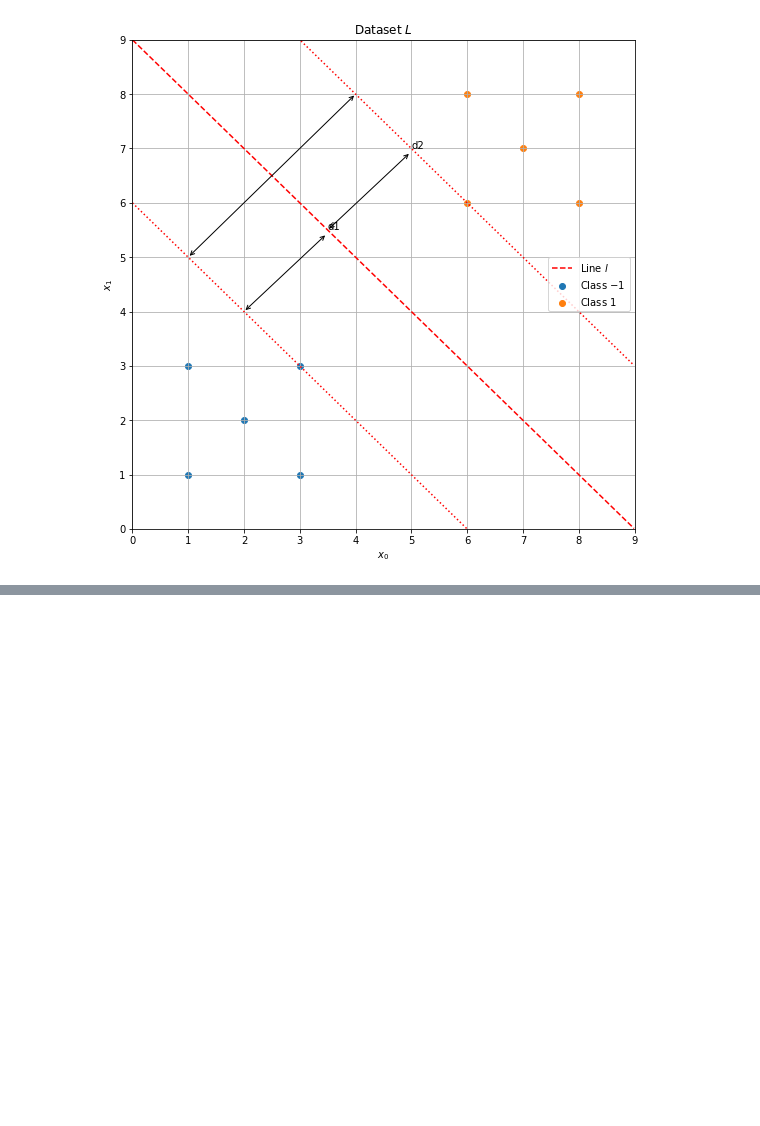
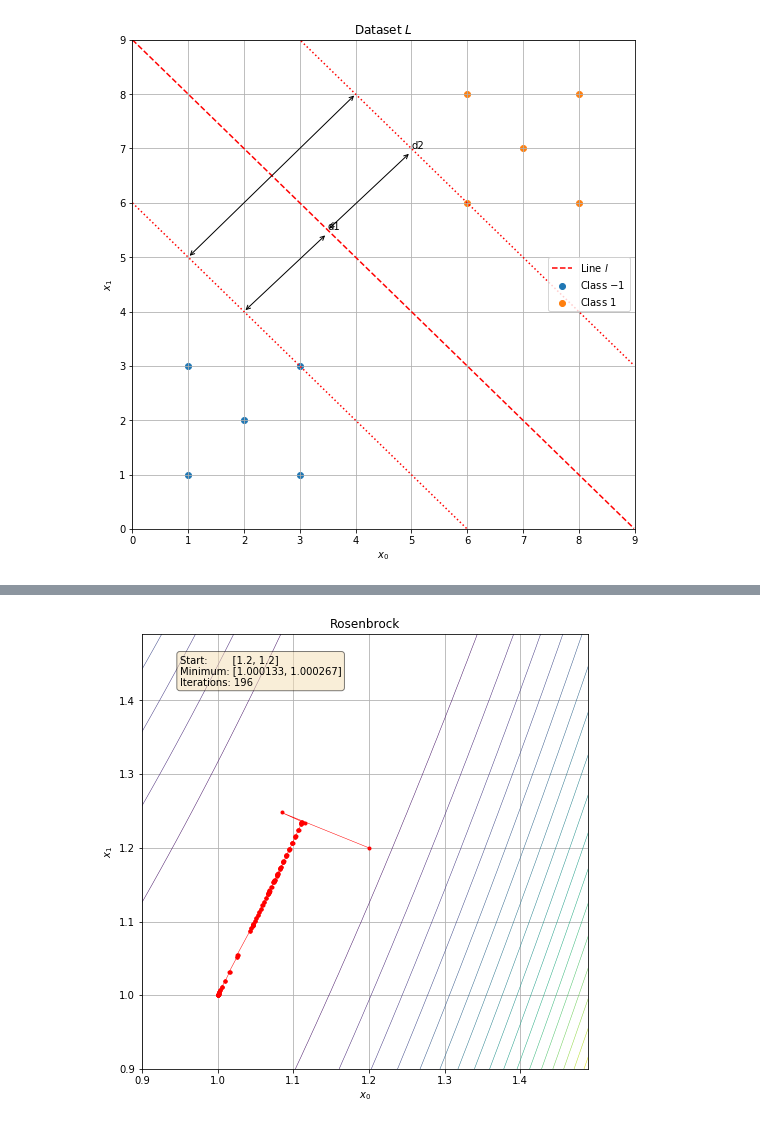
Before and after one commit to johnduffymsc/msc_comp0120project, a Jupyter notebook: COMP0120_Project_Code_John_Duffy.ipynb, the cells around one changed output, grey strips where cells are left out. Drawn from its saved outputs; the diff is of its cells as text; code cells hidden in the pictures; blank space fills up the shorter version.

```diff
--- a/COMP0120_Project_Code_John_Duffy.ipynb
+++ b/COMP0120_Project_Code_John_Duffy.ipynb
@@ -215,0 +276,85 @@ a[1]
+# %%
+# Rosenbrock
+
+a = 1
+b = 100
+
+f = lambda x: (a - x[0])**2 + b*(x[1] - x[0]**2)**2
+
+df = lambda x: np.array([-2.0 * (a - x[0]) - 4.0 * b * x[0] * (x[1] - x[0]**2),
+                         2.0 * b * (x[1] - x[0]**2)])
+
+# rosenbrock_0.pdf
+
+x0 = np.array([1.2, 1.2], dtype=np.float64)
+iters, xs = steepest_descent(f, df, x0)
+
+x = np.arange(0.9, 1.5, 0.01)
+y = np.arange(0.9, 1.5, 0.01)
+xx, yy = np.meshgrid(x, y)
+z = (a - xx)**2 + b * (yy - xx**2)**2
+
+plt.figure(figsize=(8, 8))
+plt.contour(x,y,z, linewidths=0.5, levels=20)
+
+x_plot = []
+y_plot = []
+for i in range(iters):
+    x_plot.append(xs[i][0])
+    y_plot.append(xs[i][1])
+plt.plot(x_plot, y_plot, '-ro', linewidth=0.5, markersize=3)
+
+plt.title("Rosenbrock")
+
+s1 = "Start:        [{:.1f}, {:.1f}]\n".format(x0[0], x0[1])
+s2 = "Minimum: [{:.6f}, {:.6f}]\n".format(xs[-1][0], xs[-1][1])
+s3 = "Iterations: {}".format(iters)
+box_prop = dict(boxstyle='round', facecolor='wheat', alpha=0.5)
+plt.text(0.95, 1.42, s1 + s2 + s3, bbox=box_prop)
+
+plt.xlabel("$x_0$")
+plt.ylabel("$x_1$")
+plt.grid()
+plt.savefig("rosenbrock_0.pdf")
+plt.show()
+
+
+# rosenbrock_1.pdf
+
+x0 = np.array([-1.2, 1.0], dtype=np.float64)
+iters, xs = steepest_descent(f, df, x0)
+
+x = np.arange(-1.5, 2.0, 0.01)
+y = np.arange(-1.0, 2.0, 0.01)
+xx, yy = np.meshgrid(x, y)
+z = (a - xx)**2 + b * (yy - xx**2)**2
+
+plt.figure(figsize=(8, 8))
+plt.contour(x,y,z, linewidths=0.5, levels=20)
+
+x_plot = []
+y_plot = []
+for i in range(iters):
+    x_plot.append(xs[i][0])
+    y_plot.append(xs[i][1])
+plt.plot(x_plot, y_plot, '-rx', linewidth=0.5, markersize=3)
+
+plt.title("Rosenbrock")
+
+s1 = "Start:        [{:.1f}, {:.1f}]\n".format(x0[0], x0[1])
+s2 = "Minimum: [{:.6f}, {:.6f}]\n".format(xs[-1][0], xs[-1][1])
+s3 = "Iterations: {}".format(iters)
+box_prop = dict(boxstyle='round', facecolor='wheat', alpha=0.5)
+plt.text(-1.25, 1.6, s1 + s2 + s3, bbox=box_prop)
+
+plt.xlabel("$x_0$")
+plt.ylabel("$x_1$")
+plt.grid()
+plt.savefig("rosenbrock_1.pdf")
+plt.show()
+
+print("Minimum:    [{}, {}]".format(xs[-1][0], xs[-1][1]))
+print("Iterations: {}".format(iters))
+print("\n")
+# %% [output]
+[figure, added]
```
Also changed, not shown: parts of 8 cells of this notebook, 1 other file.
